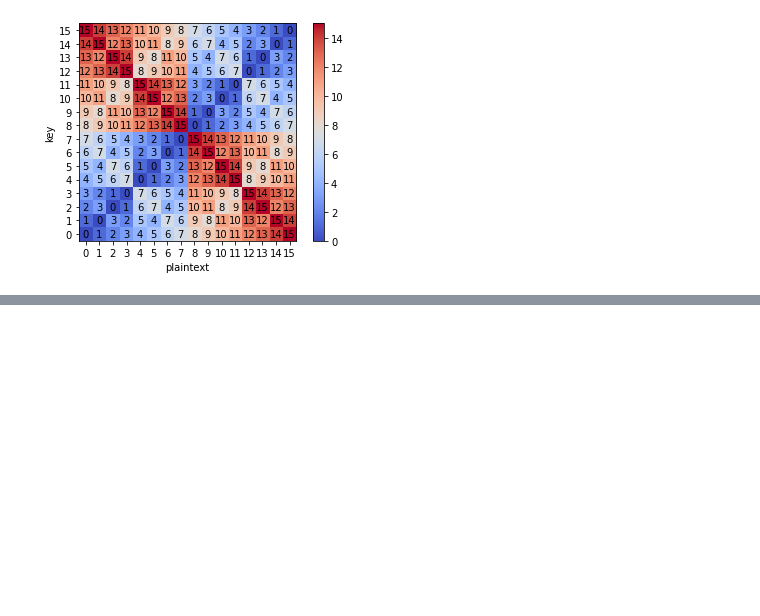
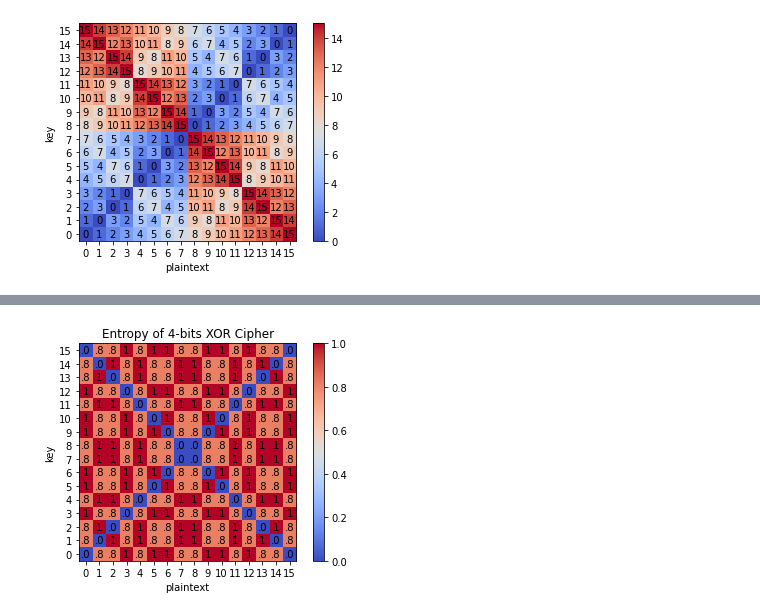
Before and after one commit to Jim137/Entropy, a Jupyter notebook: entropy_of_encrypted.ipynb, the cells around one changed output, grey strips where cells are left out. Saved outputs shown, nothing was run; the diff lists cells and outputs as text; code cells hidden in the pictures; blank space fills up the shorter version.

```diff
--- a/entropy_of_encrypted.ipynb
+++ b/entropy_of_encrypted.ipynb
@@ -60,0 +116,23 @@ plt.show()
+# %%
+entropy_cipher = []
+for i in range(16):
+    ei = []
+    for j in range(16):
+        ei.append(entropy(c[i][j]))
+    entropy_cipher.append(ei)
+
+fig, ax = plt.subplots()
+im = ax.imshow(entropy_cipher, origin='lower', cmap='coolwarm')
+for i in range(16):
+    for j in range(16):
+        text = ax.text(i, j, f'{"."+f"{entropy_cipher[i][j]*10:.0f}" if entropy_cipher[i][j]<1 else 1}', ha="center", va="center", color="k")
+ax.set_xticks(range(16))
+ax.set_xlabel('plaintext')
+ax.set_yticks(range(16))
+ax.set_ylabel('key')
+fig.colorbar(im)
+
+ax.set_title('Entropy of 4-bits XOR Cipher')
+plt.show()
+# %% [output]
+[figure, added]
```
Also changed, not shown: parts of 11 cells of this notebook.
